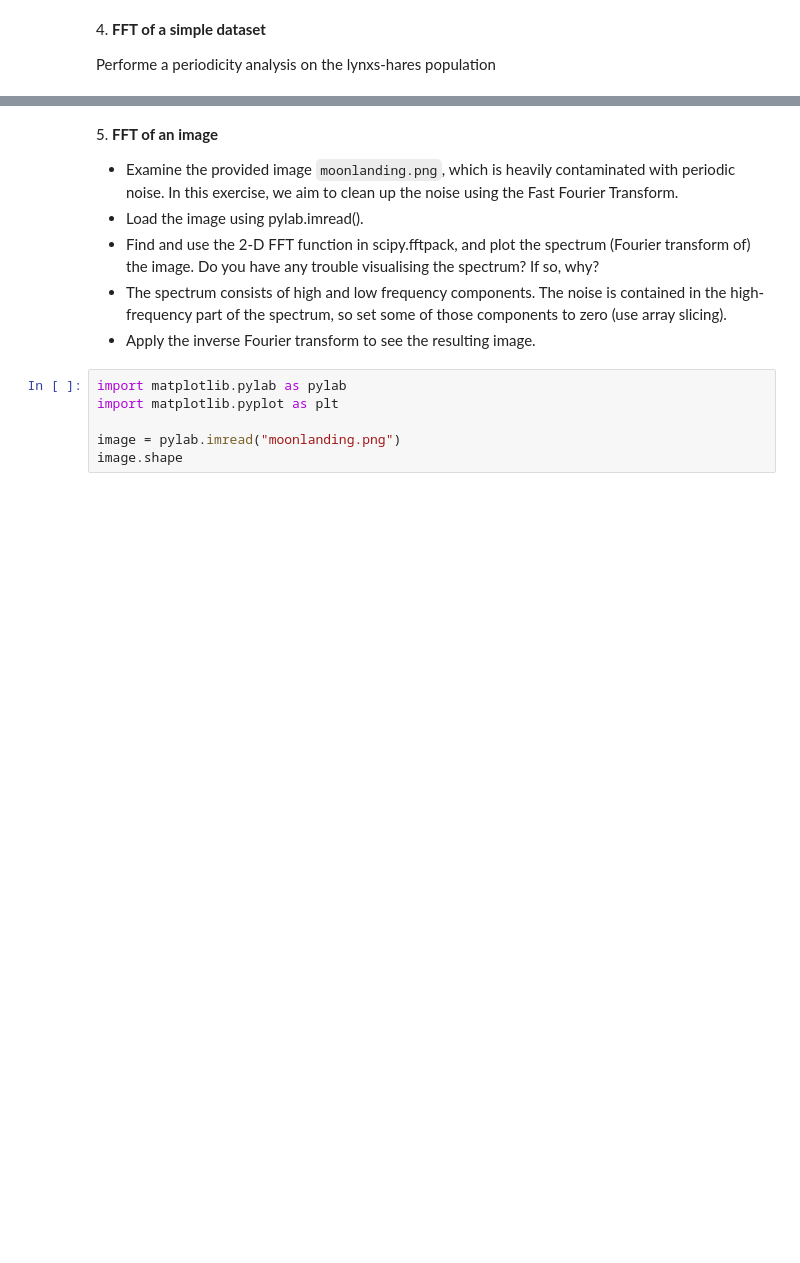
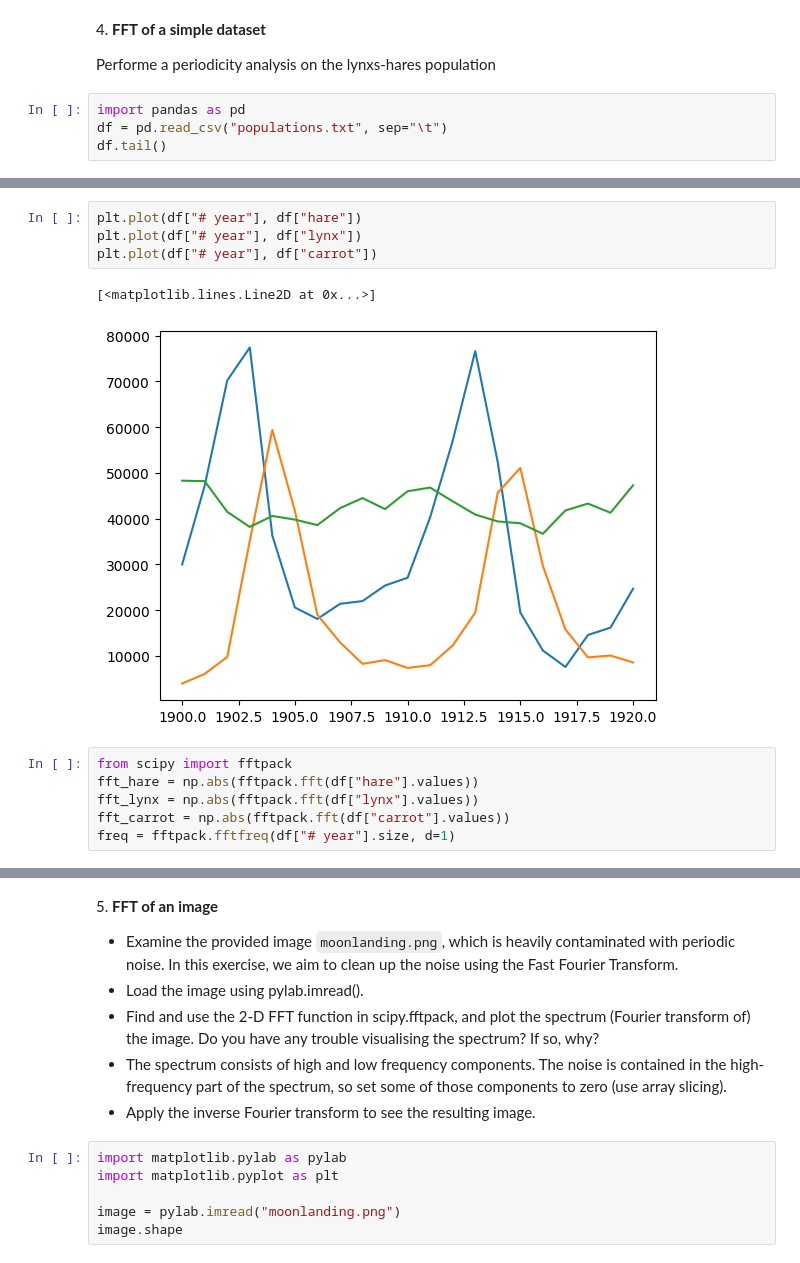
Before and after one commit to paololapo/LaboratoryOfComputationalPhysics_Y6, a Jupyter notebook: 09ex_Algorithms.ipynb, the cells around one changed output, grey strips where cells are left out. Drawn from its saved outputs; the diff is of its cells as text; blank space fills up the shorter version.

```diff
--- a/09ex_Algorithms.ipynb
+++ b/09ex_Algorithms.ipynb
@@ -122,3 +151,7 @@ How many global minima are there, and what is the function value at those points
 4\. **FFT of a simple dataset**
 
 Performe a periodicity analysis on the lynxs-hares population
+# %%
+import pandas as pd
+df = pd.read_csv("populations.txt", sep="\t")
+df.tail()
@@ -124,0 +165,13 @@ Performe a periodicity analysis on the lynxs-hares population
+# %%
+plt.plot(df["# year"], df["hare"])
+plt.plot(df["# year"], df["lynx"])
+plt.plot(df["# year"], df["carrot"])
+# %% [output]
+[<matplotlib.lines.Line2D at 0x...>]
+[figure, added]
+# %%
+from scipy import fftpack
+fft_hare = np.abs(fftpack.fft(df["hare"].values))
+fft_lynx = np.abs(fftpack.fft(df["lynx"].values))
+fft_carrot = np.abs(fftpack.fft(df["carrot"].values))
+freq = fftpack.fftfreq(df["# year"].size, d=1)
```
Also changed, not shown: parts of 8 cells of this notebook, 1 other file.
